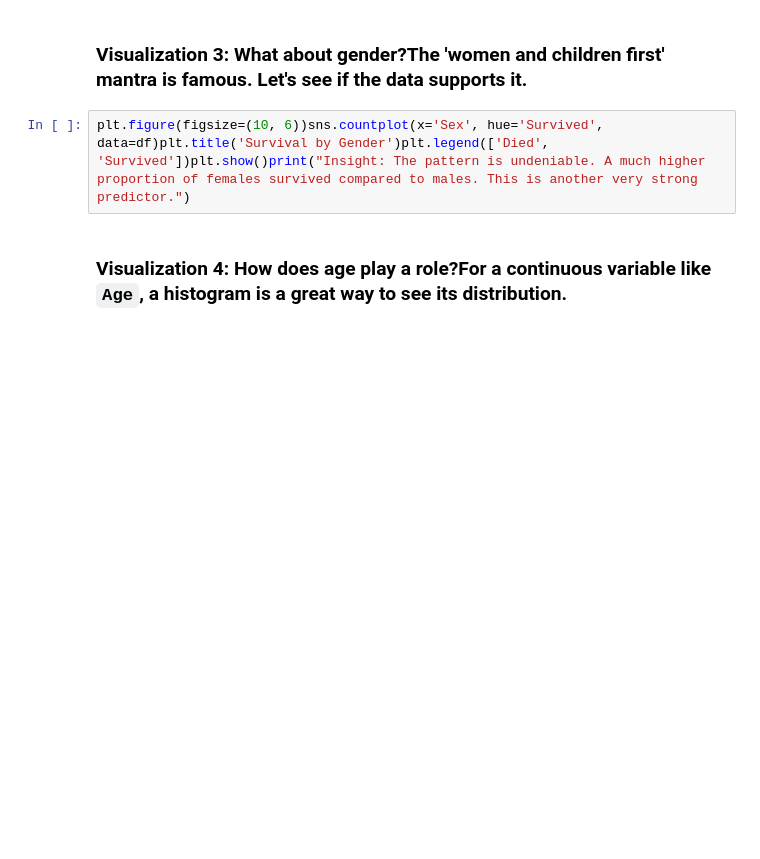
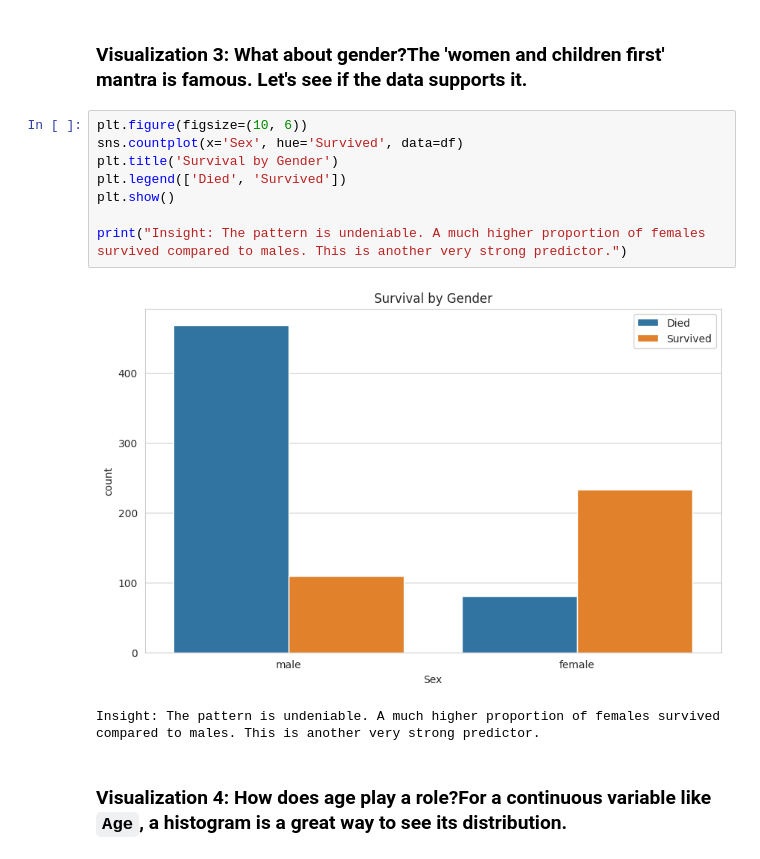
Before and after one commit to imrhuskhn12-alt/ITAI_ML_FirstRepo_ImranKhan, a Jupyter notebook: L04_ImranKhan_ITAI1371.ipynb, the cells around one changed output. Cells and saved outputs as stored; diff of their text form; blank space fills up the shorter version.

```diff
--- a/L04_ImranKhan_ITAI1371.ipynb
+++ b/L04_ImranKhan_ITAI1371.ipynb
@@ -59,7 +59,16 @@ Insight: This is a very strong pattern. 1st class passengers had a much higher c
 # %% [markdown]
 ### Visualization 3: What about gender?The 'women and children first' mantra is famous. Let's see if the data supports it.
 # %%
-plt.figure(figsize=(10, 6))sns.countplot(x='Sex', hue='Survived', data=df)plt.title('Survival by Gender')plt.legend(['Died', 'Survived'])plt.show()print("Insight: The pattern is undeniable. A much higher proportion of females survived compared to males. This is another very strong predictor.")
+plt.figure(figsize=(10, 6))
+sns.countplot(x='Sex', hue='Survived', data=df)
+plt.title('Survival by Gender')
+plt.legend(['Died', 'Survived'])
+plt.show()
+
+print("Insight: The pattern is undeniable. A much higher proportion of females survived compared to males. This is another very strong predictor.")
+# %% [output]
+[figure, added]
+Insight: The pattern is undeniable. A much higher proportion of females survived compared to males. This is another very strong predictor.
 # %% [markdown]
 ### Visualization 4: How does age play a role?For a continuous variable like `Age`, a histogram is a great way to see its distribution.
 # %%
```
